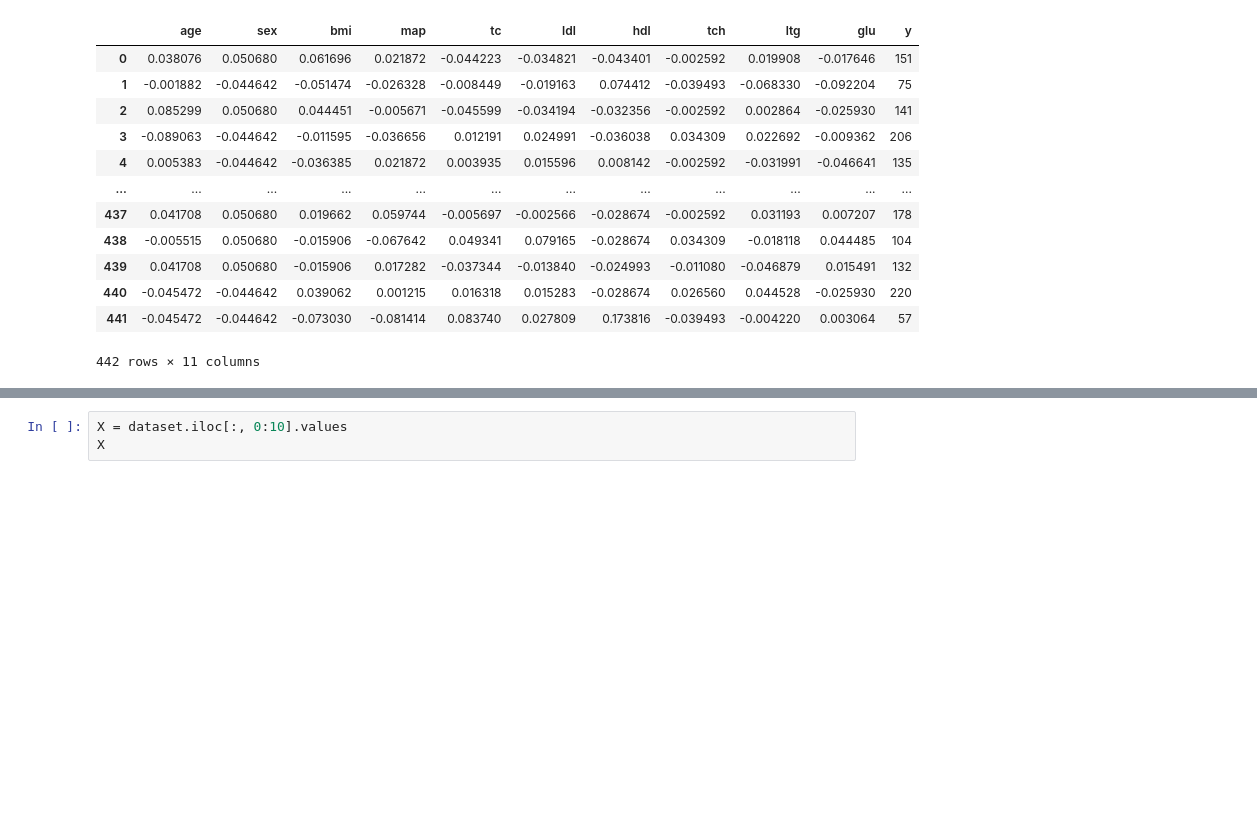
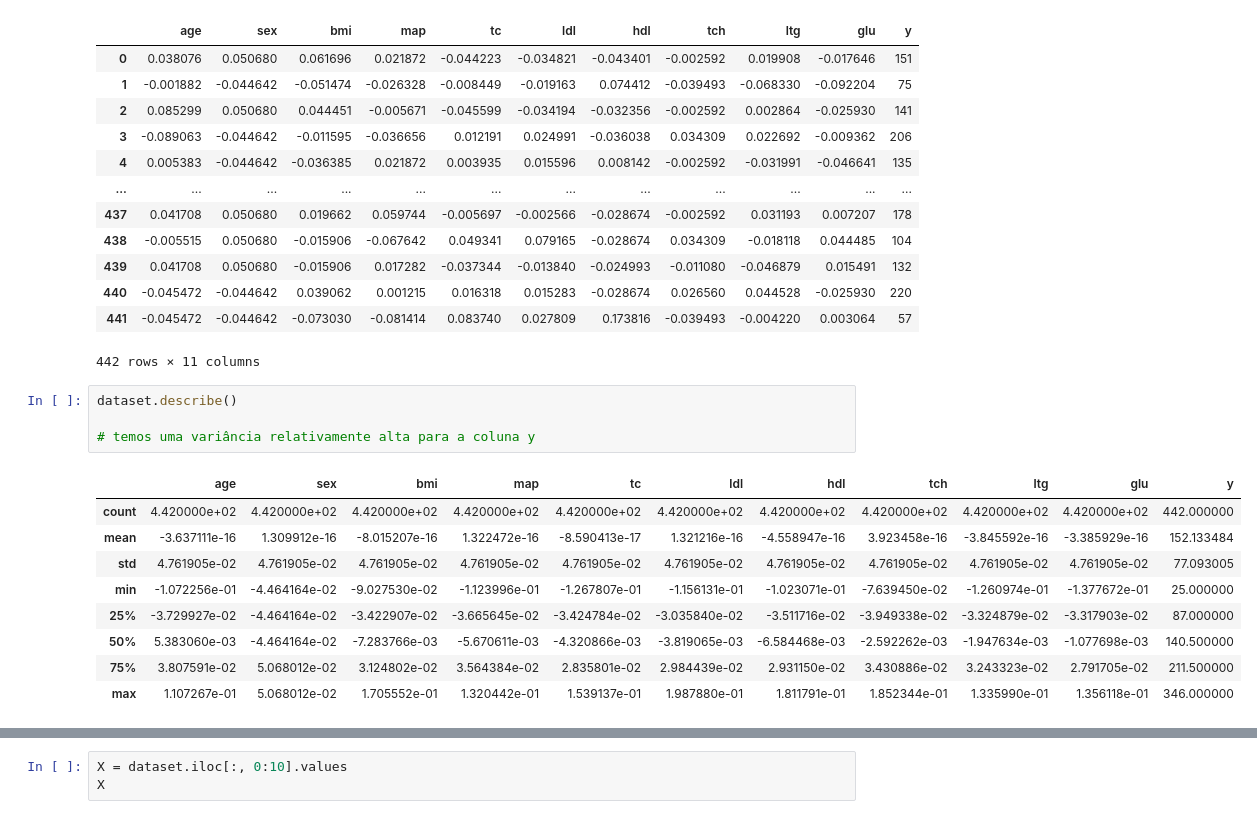
Before and after one commit to cantaruttim/Diabetes, a Jupyter notebook: Diabetes.ipynb, the cells around one changed output, grey strips where cells are left out. Cells and saved outputs as stored; diff of their text form; blank space fills up the shorter version.

```diff
--- a/Diabetes.ipynb
+++ b/Diabetes.ipynb
@@ -24,3 +25,17 @@ dataset
 | 440 | -0.045472 | -0.044642 | 0.039062 | 0.001215 | 0.016318 | 0.015283 | -0.028674 | 0.026560 | 0.044528 | -0.025930 | 220 |
 | 441 | -0.045472 | -0.044642 | -0.073030 | -0.081414 | 0.083740 | 0.027809 | 0.173816 | -0.039493 | -0.004220 | 0.003064 | 57 |
 442 rows × 11 columns
+# %%
+dataset.describe()
+
+# temos uma variância relativamente alta para a coluna y
+# %% [output]
+|  | age | sex | bmi | map | tc | ldl | hdl | tch | ltg | glu | y |
+| count | 4.420000e+02 | 4.420000e+02 | 4.420000e+02 | 4.420000e+02 | 4.420000e+02 | 4.420000e+02 | 4.420000e+02 | 4.420000e+02 | 4.420000e+02 | 4.420000e+02 | 442.000000 |
+| mean | -3.637111e-16 | 1.309912e-16 | -8.015207e-16 | 1.322472e-16 | -8.590413e-17 | 1.321216e-16 | -4.558947e-16 | 3.923458e-16 | -3.845592e-16 | -3.385929e-16 | 152.133484 |
+| std | 4.761905e-02 | 4.761905e-02 | 4.761905e-02 | 4.761905e-02 | 4.761905e-02 | 4.761905e-02 | 4.761905e-02 | 4.761905e-02 | 4.761905e-02 | 4.761905e-02 | 77.093005 |
+| min | -1.072256e-01 | -4.464164e-02 | -9.027530e-02 | -1.123996e-01 | -1.267807e-01 | -1.156131e-01 | -1.023071e-01 | -7.639450e-02 | -1.260974e-01 | -1.377672e-01 | 25.000000 |
+| 25% | -3.729927e-02 | -4.464164e-02 | -3.422907e-02 | -3.665645e-02 | -3.424784e-02 | -3.035840e-02 | -3.511716e-02 | -3.949338e-02 | -3.324879e-02 | -3.317903e-02 | 87.000000 |
+| 50% | 5.383060e-03 | -4.464164e-02 | -7.283766e-03 | -5.670611e-03 | -4.320866e-03 | -3.819065e-03 | -6.584468e-03 | -2.592262e-03 | -1.947634e-03 | -1.077698e-03 | 140.500000 |
+| 75% | 3.807591e-02 | 5.068012e-02 | 3.124802e-02 | 3.564384e-02 | 2.835801e-02 | 2.984439e-02 | 2.931150e-02 | 3.430886e-02 | 3.243323e-02 | 2.791705e-02 | 211.500000 |
+| max | 1.107267e-01 | 5.068012e-02 | 1.705552e-01 | 1.320442e-01 | 1.539137e-01 | 1.987880e-01 | 1.811791e-01 | 1.852344e-01 | 1.335990e-01 | 1.356118e-01 | 346.000000 |
```
Also changed, not shown: parts of 3 cells of this notebook.
